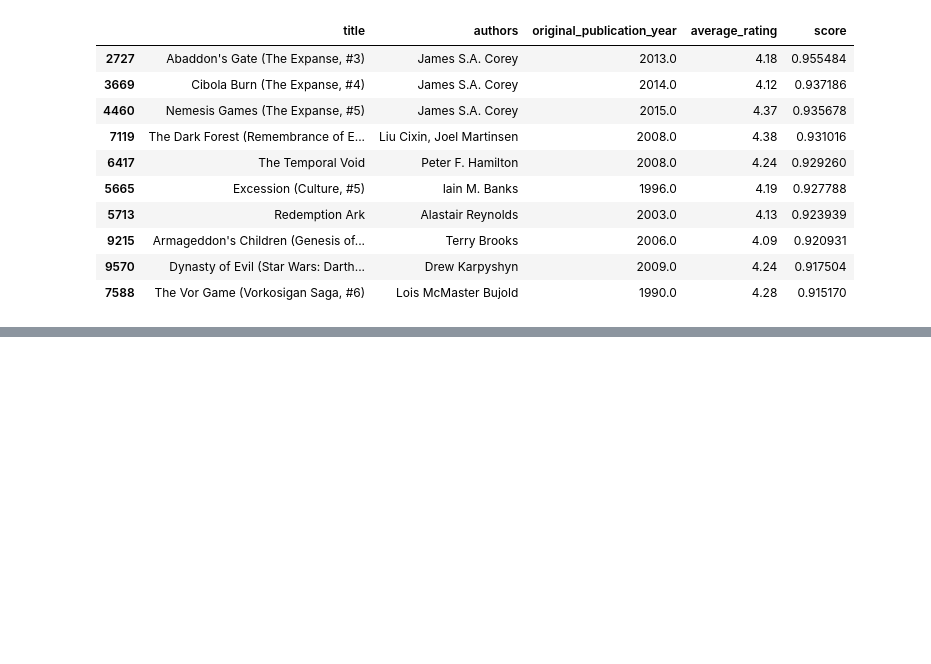
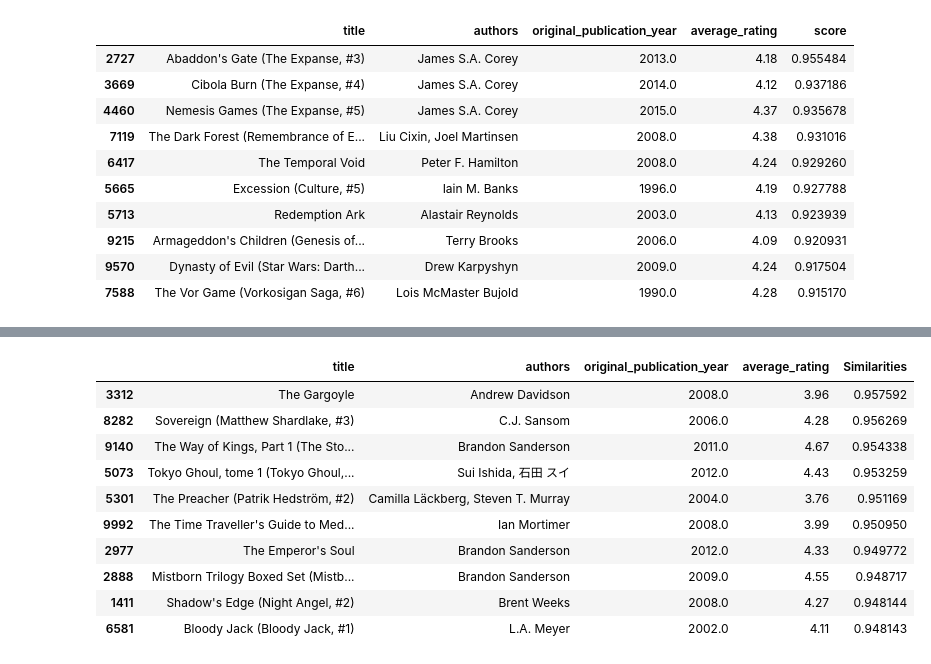
Before and after one commit to CamelSal/BookRecommender, a Jupyter notebook: 3.Hybrid_Recomender.ipynb, the cells around one changed output, grey strips where cells are left out. Cells and saved outputs as stored; diff of their text form; code cells hidden in the pictures; blank space fills up the shorter version.

```diff
--- a/3.Hybrid_Recomender.ipynb
+++ b/3.Hybrid_Recomender.ipynb
@@ -543,0 +607,14 @@ hybrid_recomender("Caliban's War (The Expanse, #2)", False)
+# %%
+recomender("Warbreaker (Warbreaker, #1)", coll_similarities, book_simind)
+# %% [output]
+|  | title | authors | original_publication_year | average_rating | Similarities |
+| 3312 | The Gargoyle | Andrew Davidson | 2008.0 | 3.96 | 0.957592 |
+| 8282 | Sovereign (Matthew Shardlake, #3) | C.J. Sansom | 2006.0 | 4.28 | 0.956269 |
+| 9140 | The Way of Kings, Part 1 (The Sto... | Brandon Sanderson | 2011.0 | 4.67 | 0.954338 |
+| 5073 | Tokyo Ghoul, tome 1 (Tokyo Ghoul,... | Sui Ishida, 石田 スイ | 2012.0 | 4.43 | 0.953259 |
+| 5301 | The Preacher (Patrik Hedström, #2) | Camilla Läckberg, Steven T. Murray | 2004.0 | 3.76 | 0.951169 |
+| 9992 | The Time Traveller's Guide to Med... | Ian Mortimer | 2008.0 | 3.99 | 0.950950 |
+| 2977 | The Emperor's Soul | Brandon Sanderson | 2012.0 | 4.33 | 0.949772 |
+| 2888 | Mistborn Trilogy Boxed Set (Mistb... | Brandon Sanderson | 2009.0 | 4.55 | 0.948717 |
+| 1411 | Shadow's Edge (Night Angel, #2) | Brent Weeks | 2008.0 | 4.27 | 0.948144 |
+| 6581 | Bloody Jack (Bloody Jack, #1) | L.A. Meyer | 2002.0 | 4.11 | 0.948143 |
```
Also changed, not shown: parts of 8 cells of this notebook.
